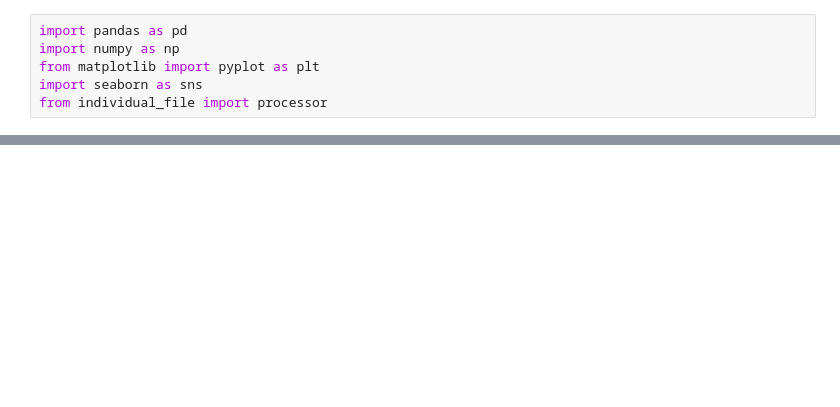
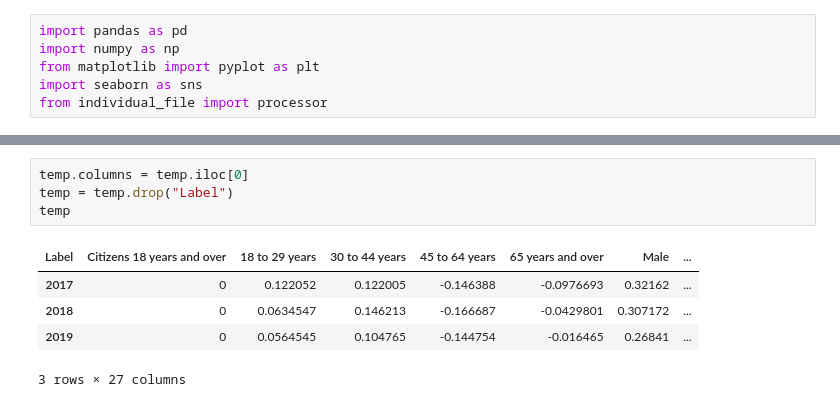
Before and after one commit to arefmalek/Electoral_census, a Jupyter notebook: scripts/composites.ipynb, the cells around one changed output, grey strips where cells are left out. Drawn from its saved outputs; the diff is of its cells as text; blank space fills up the shorter version.

```diff
--- a/scripts/composites.ipynb
+++ b/scripts/composites.ipynb
@@ -68,0 +89,10 @@ education(comp)
+# %%
+temp.columns = temp.iloc[0]
+temp = temp.drop("Label")
+temp
+# %% [output]
+| Label | Citizens 18 years and over | 18 to 29 years | 30 to 44 years | 45 to 64 years | 65 years and over | Male | ... |
+| 2017 | 0 | 0.122052 | 0.122005 | -0.146388 | -0.0976693 | 0.32162 | ... |
+| 2018 | 0 | 0.0634547 | 0.146213 | -0.166687 | -0.0429801 | 0.307172 | ... |
+| 2019 | 0 | 0.0564545 | 0.104765 | -0.144754 | -0.016465 | 0.26841 | ... |
+3 rows × 27 columns
```
Also changed, not shown: parts of 4 cells of this notebook, 13 other files.
